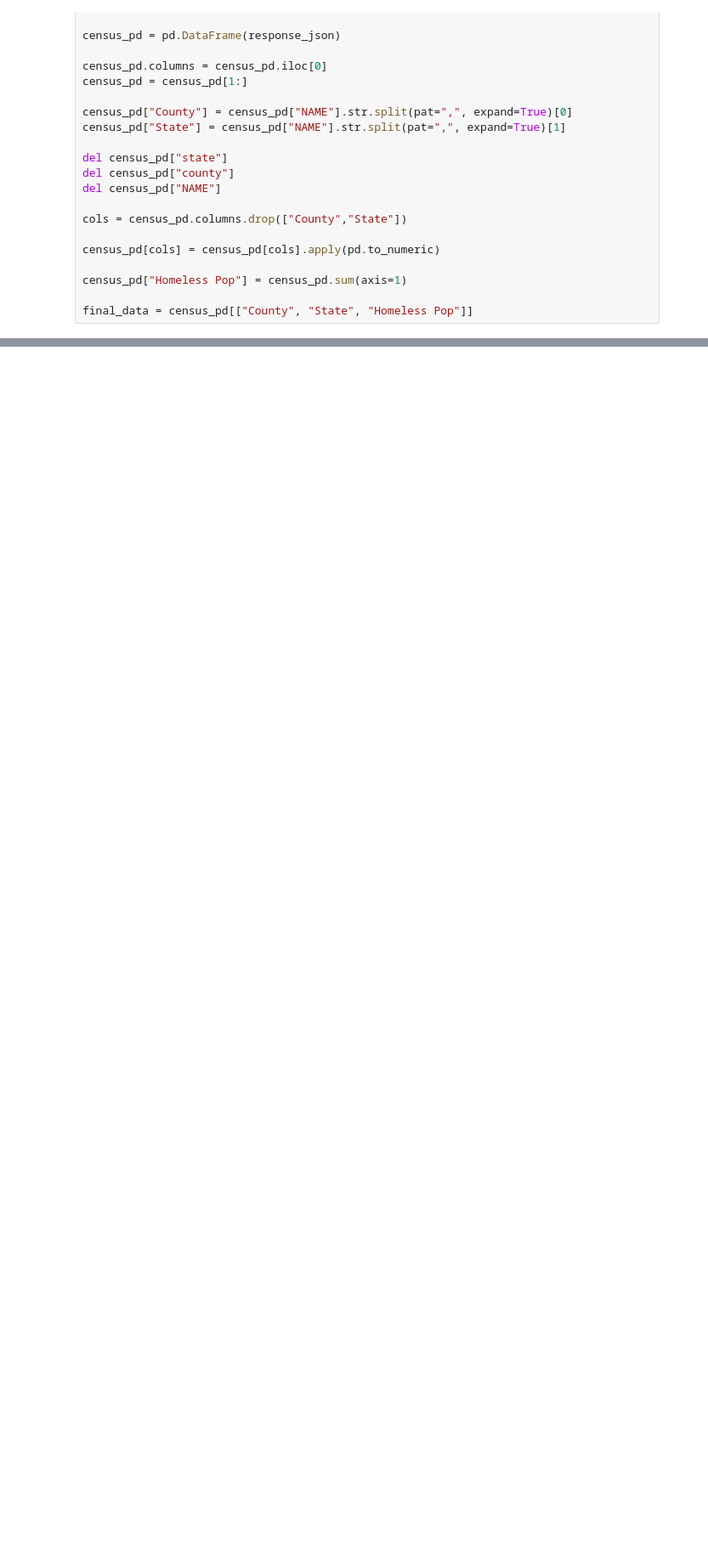
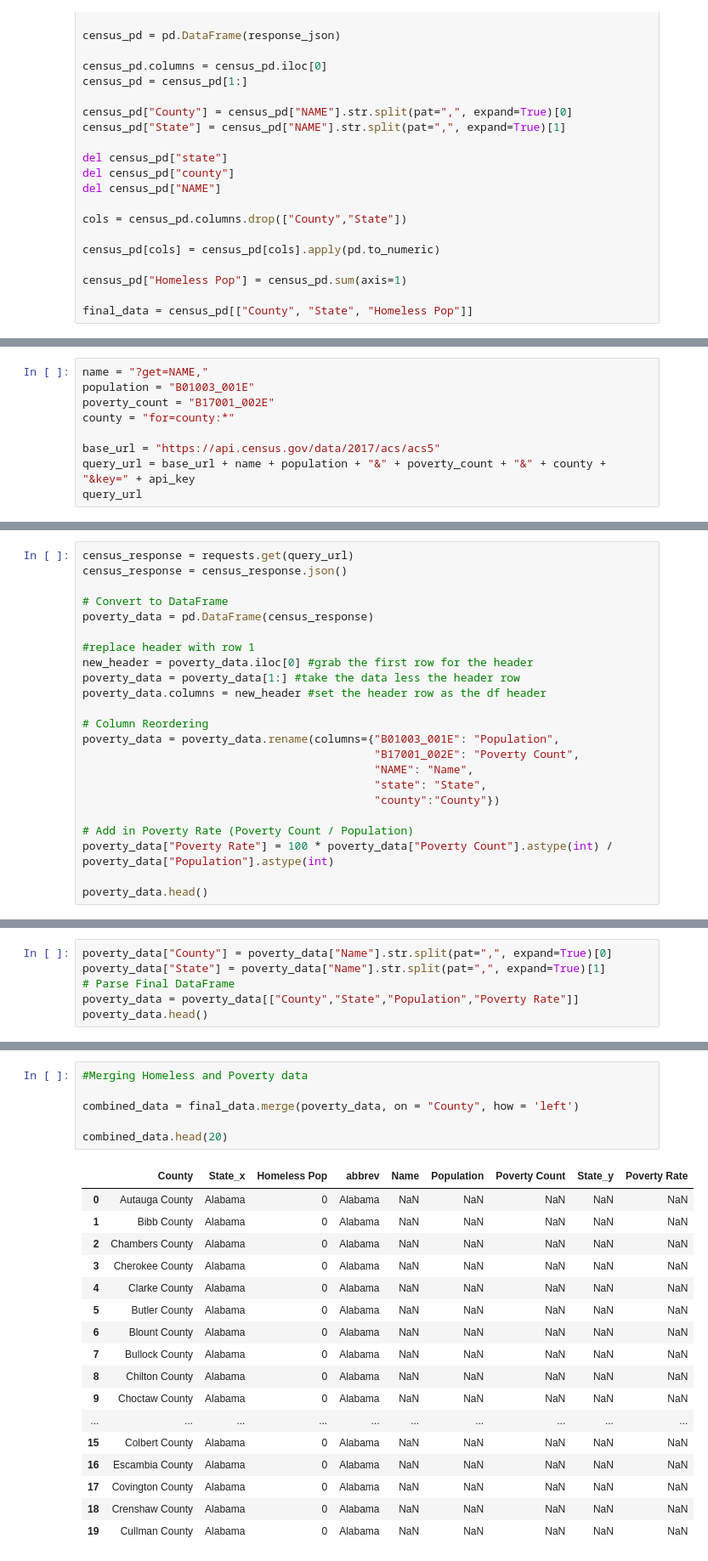
Before and after one commit to sbogdan-sb/Data_Viz_Project, a Jupyter notebook: Homeless_Analysis.ipynb, the cells around one changed output, grey strips where cells are left out. Shown at 85% size. Cells and saved outputs as stored; diff of their text form; blank space fills up the shorter version.

```diff
--- a/Homeless_Analysis.ipynb
+++ b/Homeless_Analysis.ipynb
@@ -51,0 +87,9 @@ final_data.head(20)
+# %%
+name = "?get=NAME,"
+population = "B01003_001E"
+poverty_count = "B17001_002E"
+county = "for=county:*"
+
+base_url = "https://api.census.gov/data/2017/acs/acs5"
+query_url = base_url + name + population + "&" + poverty_count + "&" + county + "&key=" + api_key
+query_url
@@ -51,0 +98,23 @@ final_data.head(20)
+# %%
+census_response = requests.get(query_url)
+census_response = census_response.json()
+
+# Convert to DataFrame
+poverty_data = pd.DataFrame(census_response)
+
+#replace header with row 1
+new_header = poverty_data.iloc[0] #grab the first row for the header
+poverty_data = poverty_data[1:] #take the data less the header row
+poverty_data.columns = new_header #set the header row as the df header
+
+# Column Reordering
+poverty_data = poverty_data.rename(columns={"B01003_001E": "Population",
+                                            "B17001_002E": "Poverty Count",
+                                            "NAME": "Name",
+                                            "state": "State",
+                                            "county":"County"})
+
+# Add in Poverty Rate (Poverty Count / Population)
+poverty_data["Poverty Rate"] = 100 * poverty_data["Poverty Count"].astype(int) / poverty_data["Population"].astype(int)
+
+poverty_data.head()
@@ -51,0 +128,6 @@ final_data.head(20)
+# %%
+poverty_data["County"] = poverty_data["Name"].str.split(pat=",", expand=True)[0]
+poverty_data["State"] = poverty_data["Name"].str.split(pat=",", expand=True)[1]
+# Parse Final DataFrame
+poverty_data = poverty_data[["County","State","Population","Poverty Rate"]]
+poverty_data.head()
@@ -51,0 +145,24 @@ final_data.head(20)
+# %%
+#Merging Homeless and Poverty data
+
+combined_data = final_data.merge(poverty_data, on = "County", how = 'left')
+
+combined_data.head(20)
+# %% [output]
+|  | County | State_x | Homeless Pop | abbrev | Name | Population | Poverty Count | State_y | Poverty Rate |
+| 0 | Autauga County | Alabama | 0 | Alabama | NaN | NaN | NaN | NaN | NaN |
+| 1 | Bibb County | Alabama | 0 | Alabama | NaN | NaN | NaN | NaN | NaN |
+| 2 | Chambers County | Alabama | 0 | Alabama | NaN | NaN | NaN | NaN | NaN |
+| 3 | Cherokee County | Alabama | 0 | Alabama | NaN | NaN | NaN | NaN | NaN |
+| 4 | Clarke County | Alabama | 0 | Alabama | NaN | NaN | NaN | NaN | NaN |
+| 5 | Butler County | Alabama | 0 | Alabama | NaN | NaN | NaN | NaN | NaN |
+| 6 | Blount County | Alabama | 0 | Alabama | NaN | NaN | NaN | NaN | NaN |
+| 7 | Bullock County | Alabama | 0 | Alabama | NaN | NaN | NaN | NaN | NaN |
+| 8 | Chilton County | Alabama | 0 | Alabama | NaN | NaN | NaN | NaN | NaN |
+| 9 | Choctaw County | Alabama | 0 | Alabama | NaN | NaN | NaN | NaN | NaN |
+| ... | ... | ... | ... | ... | ... | ... | ... | ... | ... |
+| 15 | Colbert County | Alabama | 0 | Alabama | NaN | NaN | NaN | NaN | NaN |
+| 16 | Escambia County | Alabama | 0 | Alabama | NaN | NaN | NaN | NaN | NaN |
+| 17 | Covington County | Alabama | 0 | Alabama | NaN | NaN | NaN | NaN | NaN |
+| 18 | Crenshaw County | Alabama | 0 | Alabama | NaN | NaN | NaN | NaN | NaN |
+| 19 | Cullman County | Alabama | 0 | Alabama | NaN | NaN | NaN | NaN | NaN |
```
Also changed, not shown: parts of 10 cells of this notebook, 3 other files.
